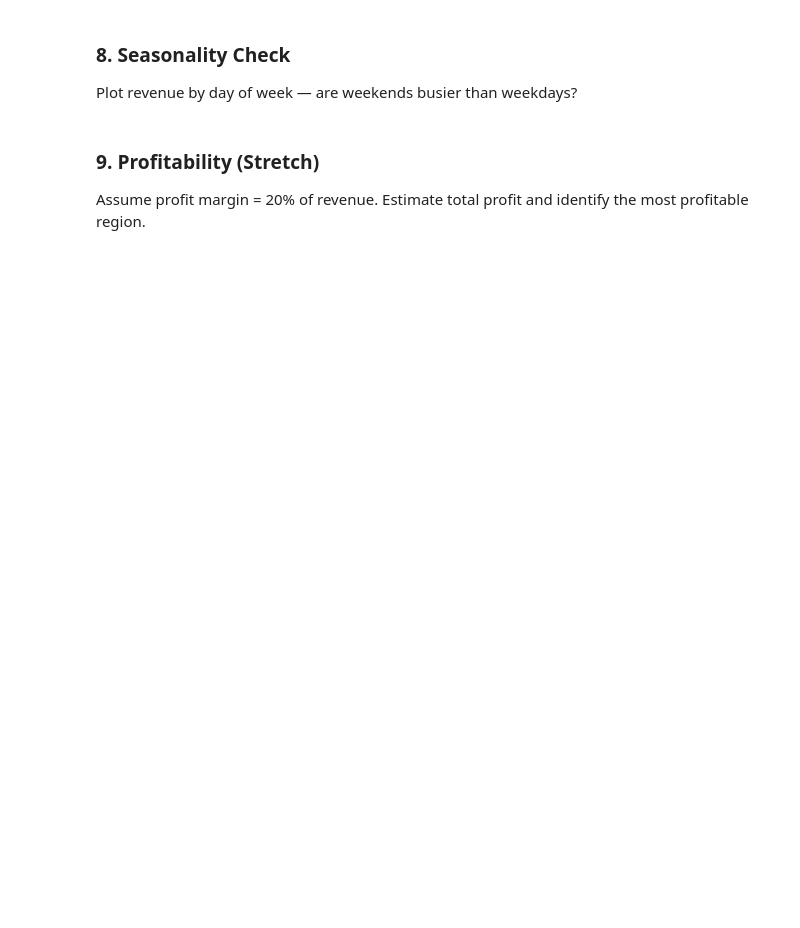
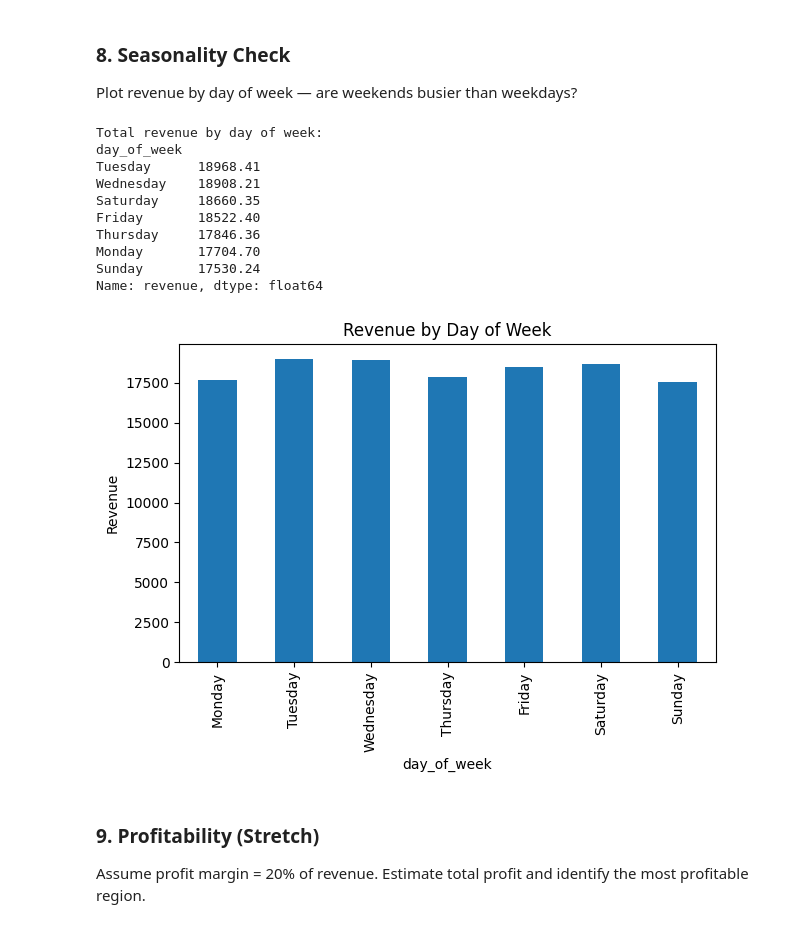
Before and after one commit to Surfs101/ds-fall-2025-wed-S.B, a Jupyter notebook: Week-06-Business-Stats-Analytics/homeworks/Exercise-Surjo-Barua.ipynb, the cells around one changed output. Drawn from its saved outputs; the diff is of its cells as text; code cells hidden in the pictures; blank space fills up the shorter version.

```diff
--- a/Week-06-Business-Stats-Analytics/homeworks/Exercise-Surjo-Barua.ipynb
+++ b/Week-06-Business-Stats-Analytics/homeworks/Exercise-Surjo-Barua.ipynb
@@ -265,6 +338,33 @@ What percentage of orders use each payment method? Does any payment method corre
 Plot revenue by day of week — are weekends busier than weekdays?
 # %%
 # Your code here
+# Add day of week column
+data['day_of_week'] = pd.to_datetime(data['order_date']).dt.day_name()
+
+# Revenue by day of week
+day_revenue = data.groupby('day_of_week')['revenue'].sum().sort_values(ascending=False)
+print("Total revenue by day of week:")
+print(day_revenue)
+
+# Plot revenue by day of week
+import matplotlib.pyplot as plt
+day_revenue = day_revenue.reindex(['Monday','Tuesday','Wednesday','Thursday','Friday','Saturday','Sunday'])
+day_revenue.plot(kind='bar', title='Revenue by Day of Week')
+plt.ylabel('Revenue')
+plt.tight_layout()
+plt.show()
+# %% [output]
+Total revenue by day of week:
+day_of_week
+Tuesday      18968.41
+Wednesday    18908.21
+Saturday     18660.35
+Friday       18522.40
+Thursday     17846.36
+Monday       17704.70
+Sunday       17530.24
+Name: revenue, dtype: float64
+[figure, added]
 # %% [markdown]
 ### 9. Profitability (Stretch)
 Assume profit margin = 20% of revenue. Estimate total profit and identify the most profitable region.
```
Also changed, not shown: parts of 6 cells of this notebook.
